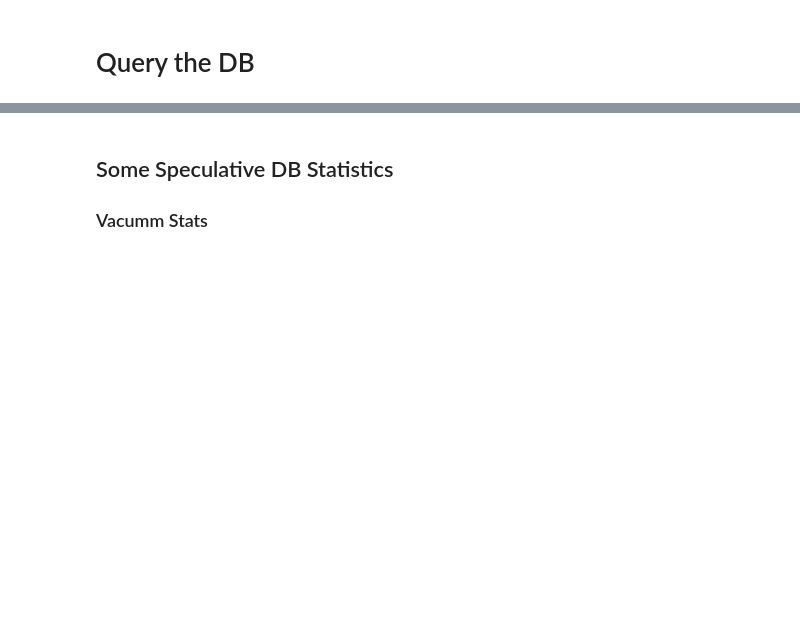
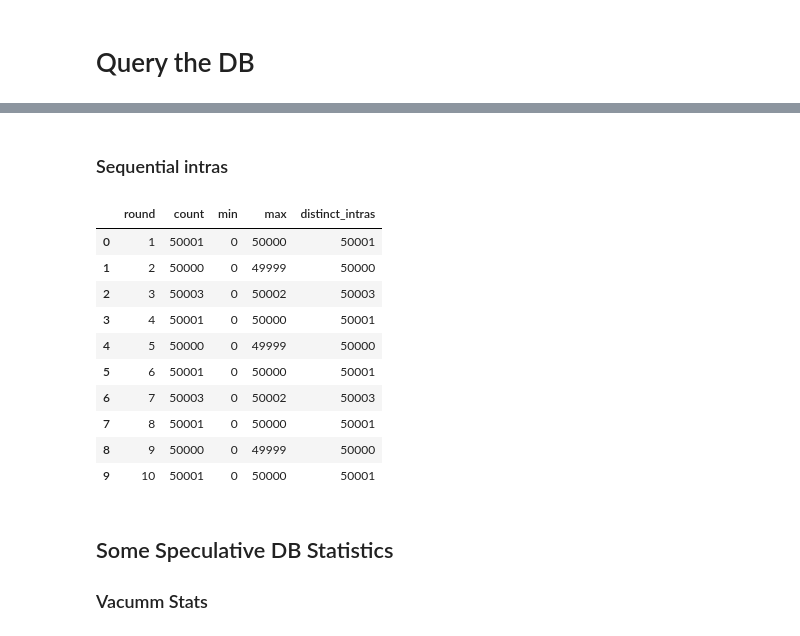
Before and after one commit to tzaffi/conduit, a Jupyter notebook: performance/pg_stats.ipynb, the cells around one changed output, grey strips where cells are left out. Cells and saved outputs as stored; diff of their text form; code cells hidden in the pictures; blank space fills up the shorter version.

```diff
--- a/performance/pg_stats.ipynb
+++ b/performance/pg_stats.ipynb
@@ -106,3 +132,19 @@ def query(sql: str) -> pd.DataFrame:
+# %% [markdown]
+### Sequential intras
+# %%
+query("""SELECT round, count(*), min(intra), max(intra), COUNT(DISTINCT intra) as distinct_intras from txn group by round order by round;""")
+# %% [output]
+|  | round | count | min | max | distinct_intras |
+| 0 | 1 | 50001 | 0 | 50000 | 50001 |
+| 1 | 2 | 50000 | 0 | 49999 | 50000 |
+| 2 | 3 | 50003 | 0 | 50002 | 50003 |
+| 3 | 4 | 50001 | 0 | 50000 | 50001 |
+| 4 | 5 | 50000 | 0 | 49999 | 50000 |
+| 5 | 6 | 50001 | 0 | 50000 | 50001 |
+| 6 | 7 | 50003 | 0 | 50002 | 50003 |
+| 7 | 8 | 50001 | 0 | 50000 | 50001 |
+| 8 | 9 | 50000 | 0 | 49999 | 50000 |
+| 9 | 10 | 50001 | 0 | 50000 | 50001 |
 # %% [markdown]
 ## Some Speculative DB Statistics
 
```
Also changed, not shown: parts of 13 cells of this notebook, 3 other files.
